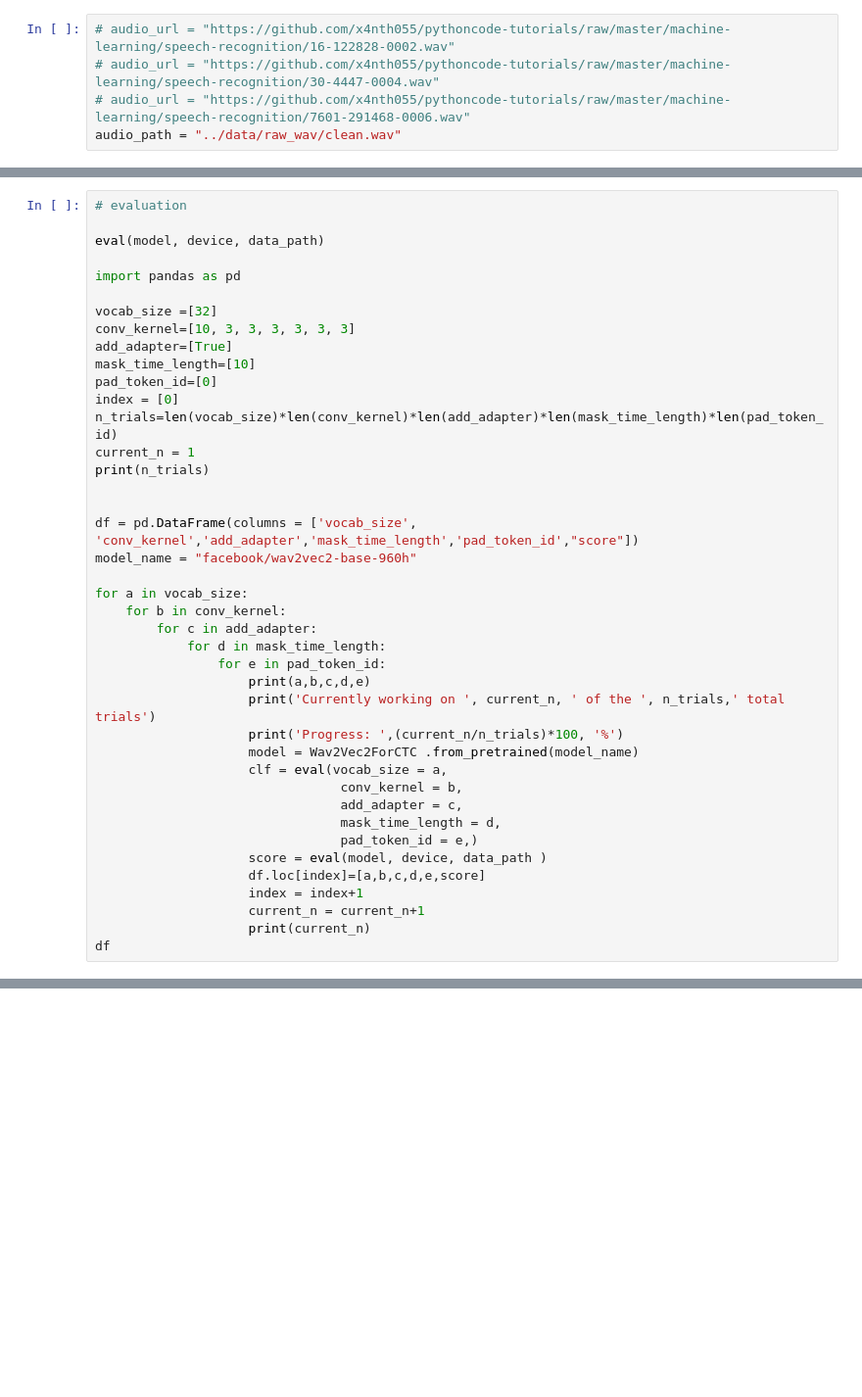
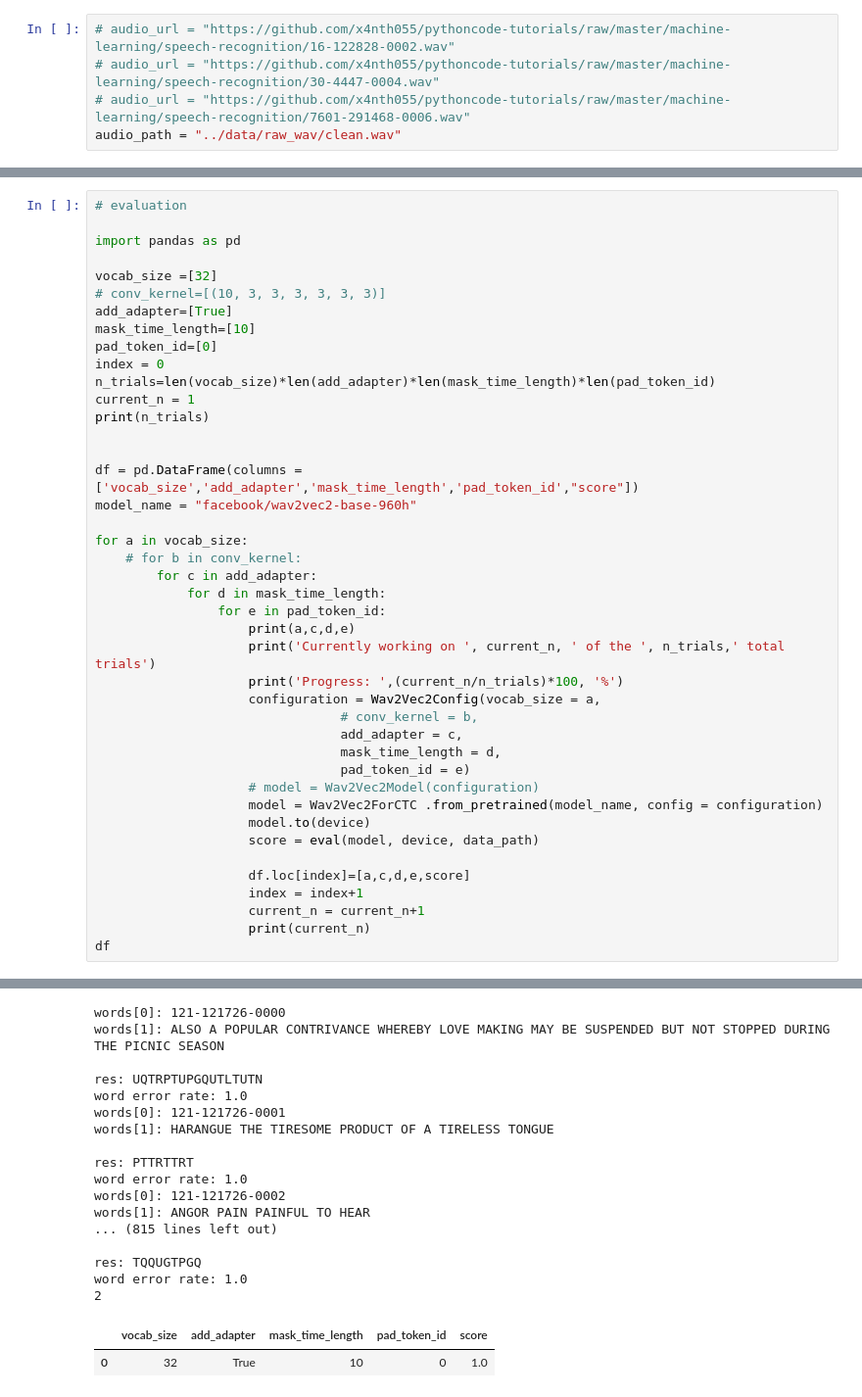
Before and after one commit to jchou03/Subtitle-AI, a Jupyter notebook: src/index.ipynb, the cells around one changed output, grey strips where cells are left out. Shown at 98% size. Cells and saved outputs as stored; diff of their text form; blank space fills up the shorter version.

Commit message:
working on finding hyperparameters of pretrained model

```diff
--- a/src/index.ipynb
+++ b/src/index.ipynb
@@ -162,40 +231,41 @@ done!
 # %%
 # evaluation
-
-eval(model, device, data_path)
 
 import pandas as pd
 
 vocab_size =[32]
-conv_kernel=[10, 3, 3, 3, 3, 3, 3]
+# conv_kernel=[(10, 3, 3, 3, 3, 3, 3)]
 add_adapter=[True]
 mask_time_length=[10]
 pad_token_id=[0]
-index = [0]
-n_trials=len(vocab_size)*len(conv_kernel)*len(add_adapter)*len(mask_time_length)*len(pad_token_id)
+index = 0
+n_trials=len(vocab_size)*len(add_adapter)*len(mask_time_length)*len(pad_token_id)
 current_n = 1
 print(n_trials)
 
 
-df = pd.DataFrame(columns = ['vocab_size', 'conv_kernel','add_adapter','mask_time_length','pad_token_id',"score"])
+df = pd.DataFrame(columns = ['vocab_size','add_adapter','mask_time_length','pad_token_id',"score"])
 model_name = "facebook/wav2vec2-base-960h"
 
 for a in vocab_size:
-    for b in conv_kernel:
+    # for b in conv_kernel:
         for c in add_adapter:
             for d in mask_time_length:
                 for e in pad_token_id:
-                    print(a,b,c,d,e)
+                    print(a,c,d,e)
                     print('Currently working on ', current_n, ' of the ', n_trials,' total trials')
                     print('Progress: ',(current_n/n_trials)*100, '%')
-                    model = Wav2Vec2ForCTC .from_pretrained(model_name)
-                    clf = eval(vocab_size = a,
-                                conv_kernel = b,
+                    configuration = Wav2Vec2Config(vocab_size = a,
+                                # conv_kernel = b,
                                 add_adapter = c,
                                 mask_time_length = d,
-                                pad_token_id = e,)
-                    score = eval(model, device, data_path )
-                    df.loc[index]=[a,b,c,d,e,score]
+                                pad_token_id = e)
+                    # model = Wav2Vec2Model(configuration)
+                    model = Wav2Vec2ForCTC .from_pretrained(model_name, config = configuration)
+                    model.to(device)
+                    score = eval(model, device, data_path)
+
+                    df.loc[index]=[a,c,d,e,score]
                     index = index+1
                     current_n = current_n+1
                     print(current_n)
@@ -221,0 +283,19 @@ KeyboardInterrupt:
+words[0]: 121-121726-0000
+words[1]: ALSO A POPULAR CONTRIVANCE WHEREBY LOVE MAKING MAY BE SUSPENDED BUT NOT STOPPED DURING THE PICNIC SEASON
+
+res: UQTRPTUPGQUTLTUTN
+word error rate: 1.0
+words[0]: 121-121726-0001
+words[1]: HARANGUE THE TIRESOME PRODUCT OF A TIRELESS TONGUE
+
+res: PTTRTTRT
+word error rate: 1.0
+words[0]: 121-121726-0002
+words[1]: ANGOR PAIN PAINFUL TO HEAR
+... (815 lines left out)
+
+res: TQQUGTPGQ
+word error rate: 1.0
+2
+|  | vocab_size | add_adapter | mask_time_length | pad_token_id | score |
+| 0 | 32 | True | 10 | 0 | 1.0 |
```
Also changed, not shown: parts of 10 cells of this notebook, 1 other file.
